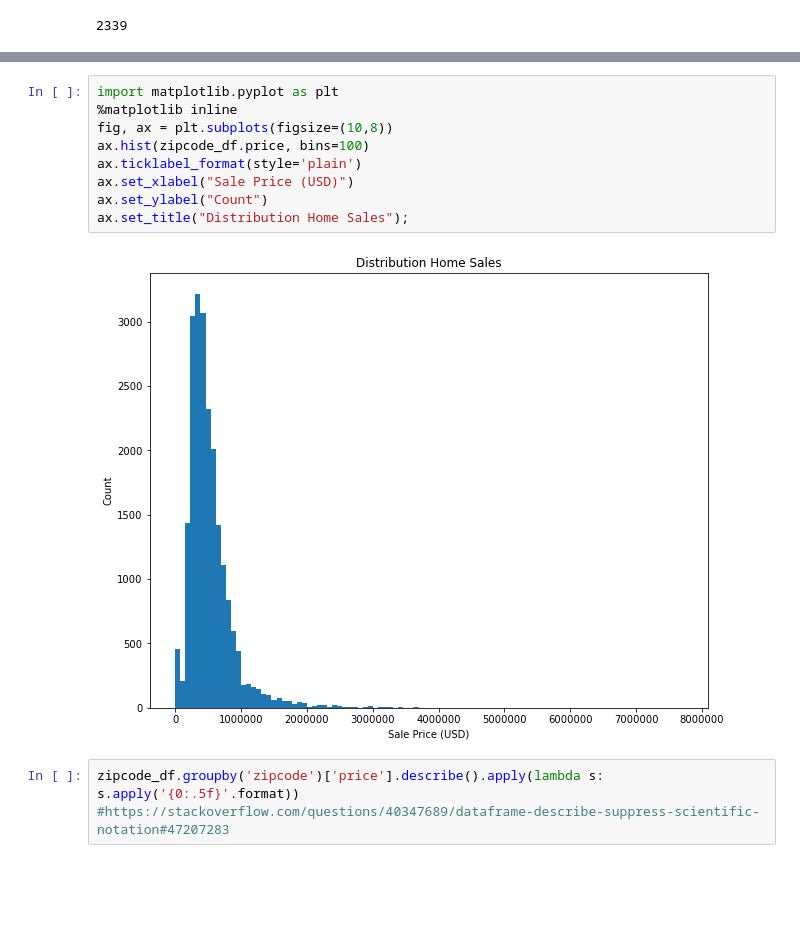
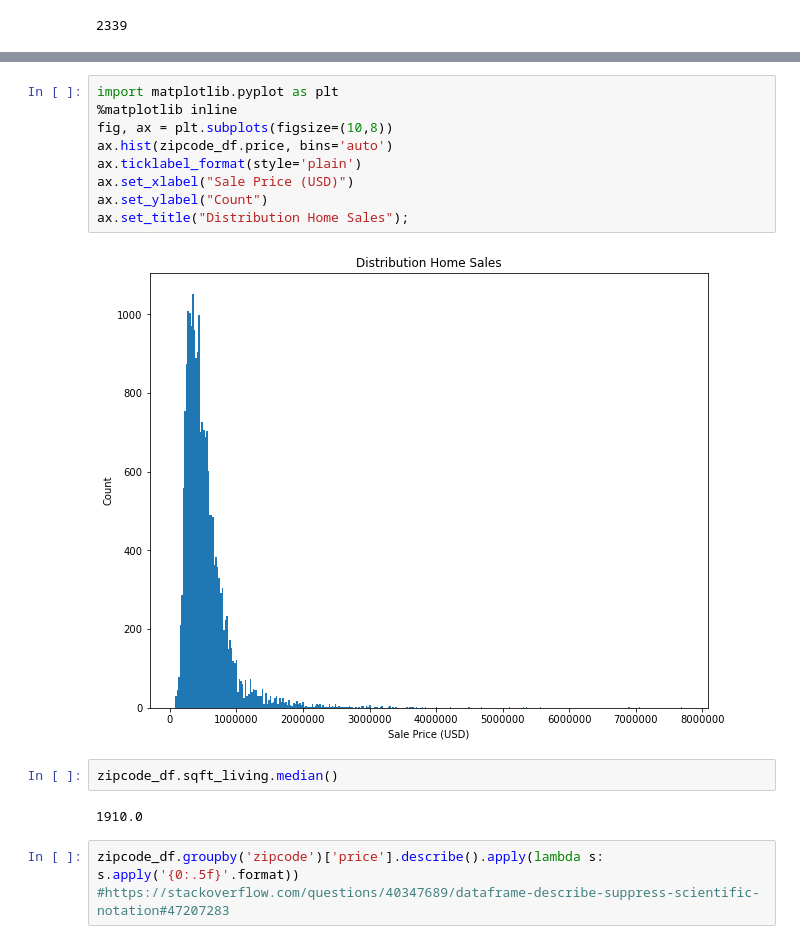
Before and after one commit to smashley-eakland/phase-2-project, a Jupyter notebook: GroupU_Project_starter.ipynb, the cells around one changed output, grey strips where cells are left out. Saved outputs shown, nothing was run; the diff lists cells and outputs as text; blank space fills up the shorter version.

```diff
--- a/GroupU_Project_starter.ipynb
+++ b/GroupU_Project_starter.ipynb
@@ -262,14 +262,18 @@ memory usage: 2.8+ MB
 # %%
 import matplotlib.pyplot as plt
 %matplotlib inline
 fig, ax = plt.subplots(figsize=(10,8))
-ax.hist(zipcode_df.price, bins=100)
+ax.hist(zipcode_df.price, bins='auto')
 ax.ticklabel_format(style='plain')
 ax.set_xlabel("Sale Price (USD)")
 ax.set_ylabel("Count")
 ax.set_title("Distribution Home Sales");
 # %% [output]
-[figure, old version]
+[figure, new version]
+# %%
+zipcode_df.sqft_living.median()
+# %% [output]
+1910.0
 # %%
 zipcode_df.groupby('zipcode')['price'].describe().apply(lambda s: s.apply('{0:.5f}'.format))
 #https://stackoverflow.com/questions/40347689/dataframe-describe-suppress-scientific-notation#47207283
```
Also changed, not shown: parts of 18 cells of this notebook, 6 other files.
